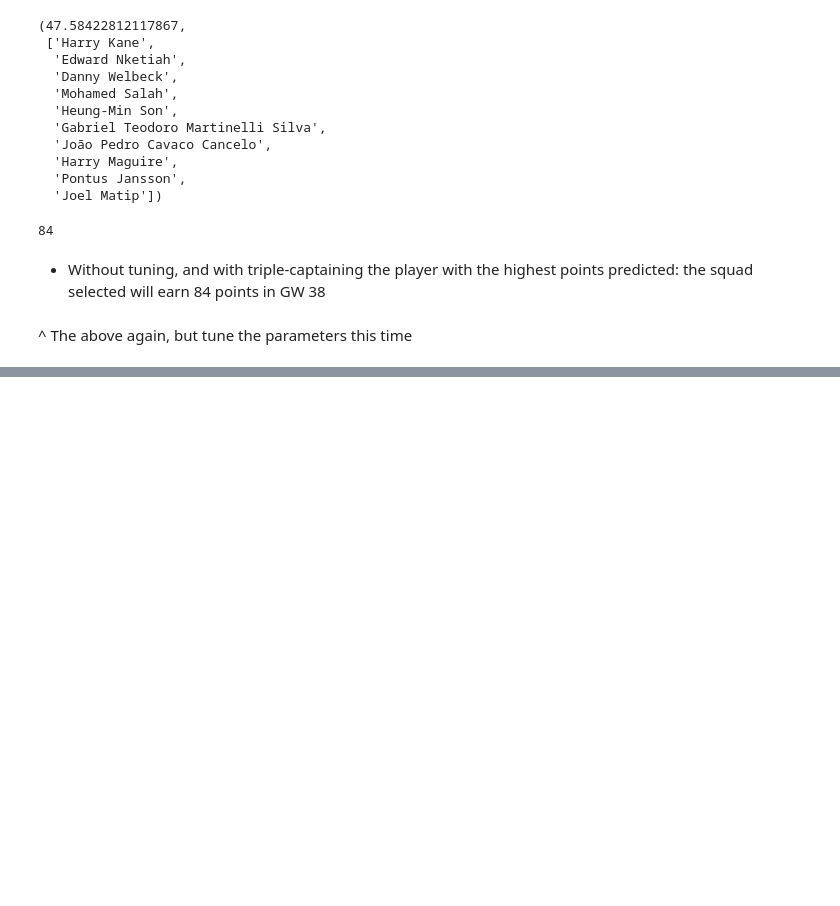
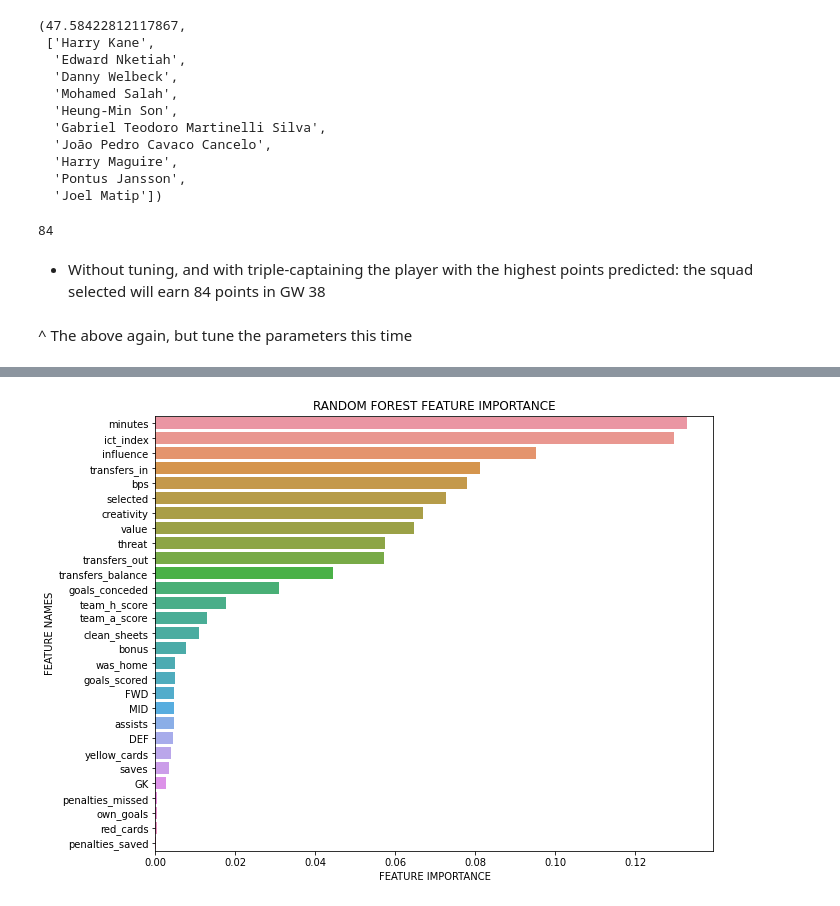
Before and after one commit to bryantx22/ML_FPL, a Jupyter notebook: feature_const.ipynb, the cells around one changed output, grey strips where cells are left out. Drawn from its saved outputs; the diff is of its cells as text; code cells hidden in the pictures; blank space fills up the shorter version.

```diff
--- a/feature_const.ipynb
+++ b/feature_const.ipynb
@@ -300,0 +301,13 @@ actual_pts (squad, temp)
+# %%
+param_grid = {
+    'max_depth': [10, 20, 40],
+    'criterion': ['squared_error'],
+    'max_features': [1.0, "log2"],
+    'n_estimators': [50, 100, 200],
+    'min_samples_split': [2, 6]
+}
+# %%
+from sklearn.model_selection import GridSearchCV
+
+grid = GridSearchCV(regr, param_grid, cv=5, verbose=3)
+grid.fit(X, y)
@@ -300,0 +340,6 @@ actual_pts (squad, temp)
+# %%
+fitted = grid.best_estimator_
+# %%
+plot_feature_importance(fitted.feature_importances_, X.columns,'RANDOM FOREST')
+# %% [output]
+[figure, added]
```
Also changed, not shown: parts of 8 cells of this notebook.
